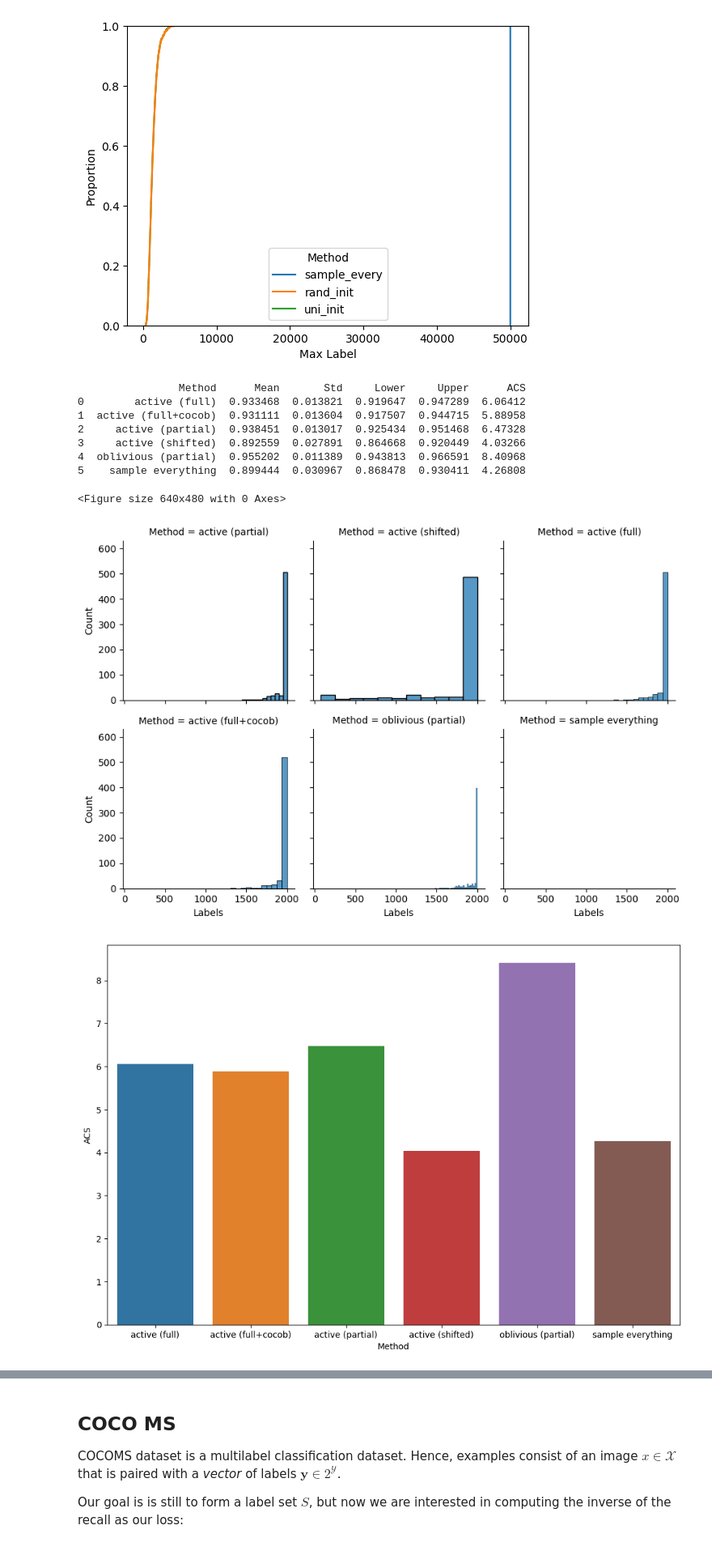
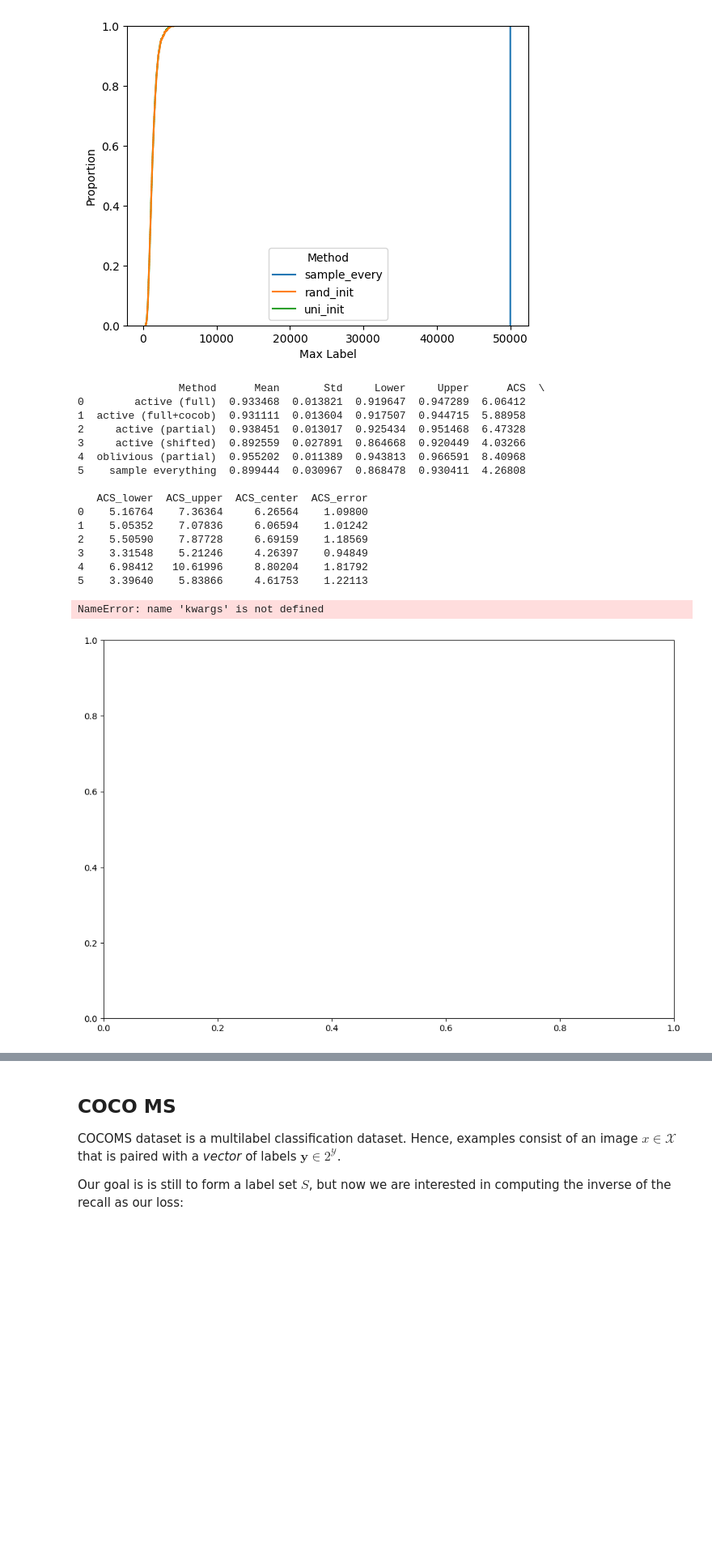
Before and after one commit to neilzxu/active-rcps, a Jupyter notebook: real_data.ipynb, the cells around one changed output, grey strips where cells are left out. Shown at 81% size. Drawn from its saved outputs; the diff is of its cells as text; code cells hidden in the pictures; blank space fills up the shorter version.

Commit message:
visualize debug
Everything uses COCOB

syntax bug

imba results

```diff
--- a/real_data.ipynb
+++ b/real_data.ipynb
@@ -403,59 +403,78 @@ def mean_threshold_coverage_size(scores, beta, weights):
     tbc = WeightedCoverage(w=weights)
     return tbc.beta_coverage_set(scores, beta).float().sum(dim=-1).mean().item()
 
-def visualize_beta_hat(beta_hat_data, beta_hat_df):
+def in_fill_beta(sumls, betas, max_sumls):
+    ext_pairs = []
+    for i in range(len(sumls)):
+        rg = range(int(sumls[i]), max_sumls + 1 if i == len(sumls) - 1 else int(sumls[i + 1]))
+        ext_pairs.extend([(j, betas[i]) for j in rg])
+    return ext_pairs
+
+def visualize_beta_hat(beta_hat_data, beta_hat_df, in_fill_max=2000):
     import pandas as pd
     import seaborn as sns
     import torch
     import matplotlib.pyplot as plt
     from tqdm.notebook import tqdm
     records = []
+    """
     for names, _, sumlses, betases in beta_hat_data:
-        for name, sumls, betas in zip(names, sumlses, betases):
-            #for labels, beta in zip(sumls, betas):
-            records.append({'Method': name, 'Labels': max(sumls), 'Beta': betas[-1]})
+        for trial, (name, sumls, betas) in enumerate(zip(names, sumlses, betases)):
+            for x, beta in in_fill_beta(sumls, betas, in_fill_max):
+                records.append({'Method': name, 'Label': x, 'Beta': beta, 'Trial': trial})
     df = pd.DataFrame.from_records(records)
     plt.figure()
-    fg = sns.FacetGrid(data=df, col='Method', col_wrap=3)
-    fg.map_dataframe(sns.histplot, x="Labels")
+    # fg = sns.FacetGrid(data=df, col='Method', col_wrap=3)
+    # fg.map_dataframe(sns.histplot, x="Labels")
+    sns.lineplot(data=df, x='Label', y='Beta', hue='Method')
+    # sns.histplot(data=df, x='Labels', row='Method')
+    """
 
-    # sns.histplot(data=df, x='Labels', row='Method')
 
     res = beta_hat_df.groupby(['Method'], as_index=False).agg({'$\\widehat{\\beta}$':['mean','std']})
     res.columns = res.columns.get_level_values(1)
 
     res = res.rename(columns=dict(zip(res.columns, ['Method', 'Mean', 'Std'])))
     res['Lower'] = res['Mean'] - res['Std']
     res['Upper'] = res['Mean'] + res['Std']
 
     torch_scores = torch.Tensor(scores)
     res['ACS'] = [mean_coverage_size(torch_scores, beta, weights=None) for beta in tqdm(res['Mean'], leave=False)]
-    # res['ACS_lower'] = [mean_coverage_size(torch_scores, beta, weights=None) for beta in res['Lower']]
-    # res['ACS_upper'] = [mean_coverage_size(torch_scores, beta, weights=None) for beta in res['Upper']]
-
+    res['ACS_lower'] = [mean_coverage_size(torch_scores, beta, weights=None) for beta in res['Lower']]
+    res['ACS_upper'] = [mean_coverage_size(torch_scores, beta, weights=None) for beta in res['Upper']]
+    res['ACS_center'] = (res['ACS_lower'] + res['ACS_upper']) / 2
+    res['ACS_error'] = (res['ACS_upper'] - res['ACS_lower']) / 2
     print(res)
 
     plt.figure(figsize=(12,8))
-    sns.barplot(data=res, x='Method', y='ACS')
+    ax = plt.gca()
+    res.plot(x='Method', y='ACS_center', yerr='ACS_error', kind="bar", ax=ax, **kwargs)
 
 
 
     plt.figure(figsize=(12,8))
 
     sns.barplot(data=beta_hat_df,
                 x='Method', y='$\\widehat{\\beta}$')
 
     plt.yscale('log')
     # sns.lineplot(data=df, x='Labels', y='Beta', hue='Method')
 visualize_beta_hat(beta_hat_data, beta_hat_df)
 # %% [output]
-                Method      Mean       Std     Lower     Upper      ACS
+                Method      Mean       Std     Lower     Upper      ACS  \
 0        active (full)  0.933468  0.013821  0.919647  0.947289  6.06412
 1  active (full+cocob)  0.931111  0.013604  0.917507  0.944715  5.88958
 2     active (partial)  0.938451  0.013017  0.925434  0.951468  6.47328
 3     active (shifted)  0.892559  0.027891  0.864668  0.920449  4.03266
 4  oblivious (partial)  0.955202  0.011389  0.943813  0.966591  8.40968
 5    sample everything  0.899444  0.030967  0.868478  0.930411  4.26808
+
+   ACS_lower  ACS_upper  ACS_center  ACS_error
+0    5.16764    7.36364     6.26564    1.09800
+1    5.05352    7.07836     6.06594    1.01242
+2    5.50590    7.87728     6.69159    1.18569
+3    3.31548    5.21246     4.26397    0.94849
+4    6.98412   10.61996     8.80204    1.81792
+5    3.39640    5.83866     4.61753    1.22113
-<Figure size 640x480 with 0 Axes>
+NameError: name 'kwargs' is not defined
-[figure, old version]
+[figure, new version]
-[figure, removed]
```
Also changed, not shown: parts of 6 cells of this notebook, 5 other files.
